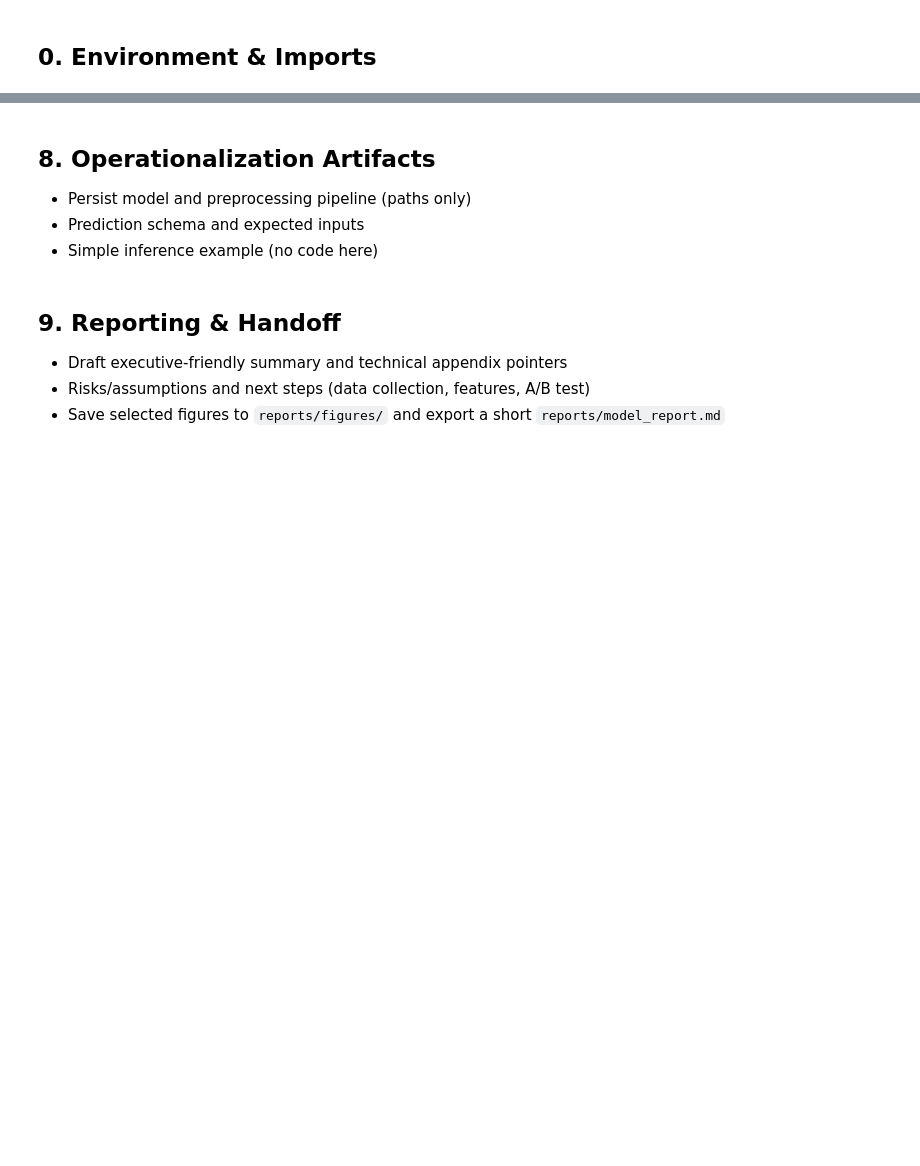
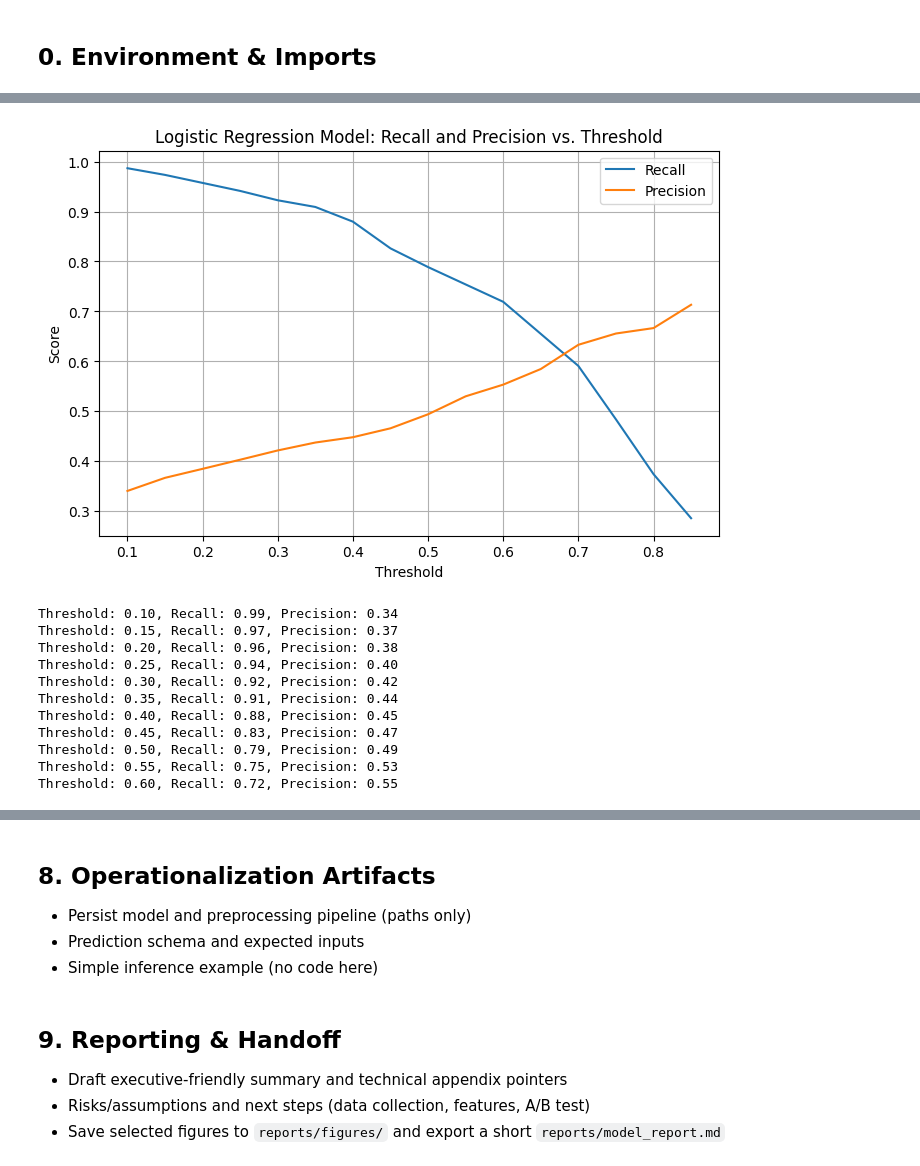
Before and after one commit to amschiltz/springboard_projects, a Jupyter notebook: Capstone_2/notebooks/04_telco_churn_modeling.ipynb, the cells around one changed output, grey strips where cells are left out. Cells and saved outputs as stored; diff of their text form; code cells hidden in the pictures; blank space fills up the shorter version.

```diff
--- a/Capstone_2/notebooks/04_telco_churn_modeling.ipynb
+++ b/Capstone_2/notebooks/04_telco_churn_modeling.ipynb
@@ -94,0 +148,20 @@ print(column_roles)
+# %%
+# Logistic Regression Model with Regularization, Hyperparameter Tuning, and Class Weighting
+
+# Define parameter grid for hyperparameter tuning
+param_grid = {
+    'C': [0.01, 0.1, 1, 10],           # Regularization strength
+    'penalty': ['l2', 'l1'],                 # L1 and L2 regularization types
+    'solver': ['liblinear'],               # 'liblinear' supports L1 and L2
+    'class_weight': ['balanced']       # Handle class imbalance
+}
+
+# Set up logistic regression and grid search
+logreg = LogisticRegression(max_iter=1000, random_state=SEED)
+grid = GridSearchCV(logreg, param_grid, scoring='recall', cv=5, n_jobs=-1)
+
+# Fit on training data
+grid.fit(X_train_final, y_train if isinstance(y_train, pd.Series) else y_train)
+
+# Best model
+best_logreg = grid.best_estimator_
@@ -111,0 +333,49 @@ print(column_roles)
+# %%
+# Test probability thresholds for Logistic Regression Model
+
+# Get predicted probabilities for positive class (predict_proba returns a 2D array: column 0 = probability of "no churn", column 1 = probability of "churn".)
+y_proba_logreg = best_logreg.predict_proba(X_test_final)[:, 1]
+
+thresholds = np.arange(0.1, 0.9, 0.05)
+recalls = []
+precisions = []
+
+for thresh in thresholds:
+    # Assign label of 1 ("churn") if predicted probability is >= to the threshold, else 0 ("no churn")
+    y_pred = (y_proba_logreg >= thresh).astype(int)
+    # Calculate recall for this threshold
+    recalls.append(recall_score(y_test, y_pred))
+    # Calculate precision for this threshold
+    precisions.append(precision_score(y_test, y_pred))
+
+# Plot recall and precision vs. threshold
+# Create figure
+plt.figure(figsize=(8,5))
+# Plot recall values against thresholds
+plt.plot(thresholds, recalls, label='Recall')
+# Plot precision values against thresholds
+plt.plot(thresholds, precisions, label='Precision')
+plt.xlabel('Threshold')
+plt.ylabel('Score')
+plt.title('Logistic Regression Model: Recall and Precision vs. Threshold')
+plt.legend()
+plt.grid(True)
+plt.show()
+
+# Find threshold for recall ≥ 0.70
+for thresh, rec, prec in zip(thresholds, recalls, precisions):
+    if rec >= 0.70:
+        print(f"Threshold: {thresh:.2f}, Recall: {rec:.2f}, Precision: {prec:.2f}")
+# %% [output]
+[figure, added]
+Threshold: 0.10, Recall: 0.99, Precision: 0.34
+Threshold: 0.15, Recall: 0.97, Precision: 0.37
+Threshold: 0.20, Recall: 0.96, Precision: 0.38
+Threshold: 0.25, Recall: 0.94, Precision: 0.40
+Threshold: 0.30, Recall: 0.92, Precision: 0.42
+Threshold: 0.35, Recall: 0.91, Precision: 0.44
+Threshold: 0.40, Recall: 0.88, Precision: 0.45
+Threshold: 0.45, Recall: 0.83, Precision: 0.47
+Threshold: 0.50, Recall: 0.79, Precision: 0.49
+Threshold: 0.55, Recall: 0.75, Precision: 0.53
+Threshold: 0.60, Recall: 0.72, Precision: 0.55
```
Also changed, not shown: parts of 31 cells of this notebook, 7 other files.
